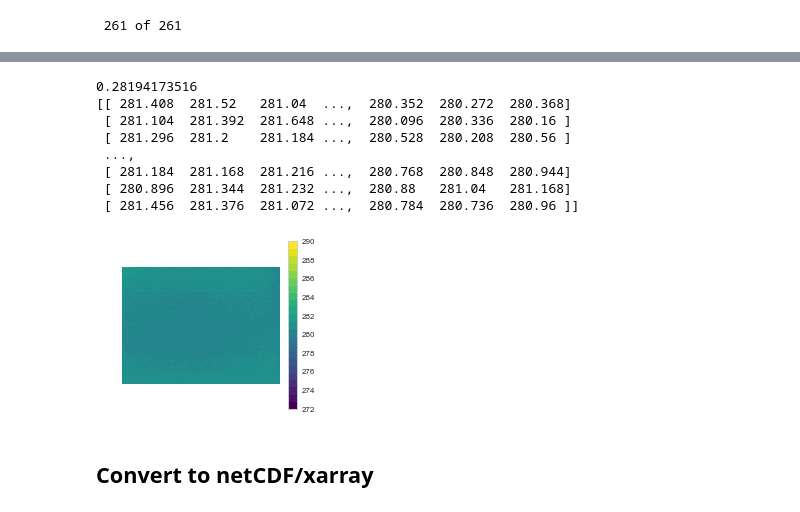
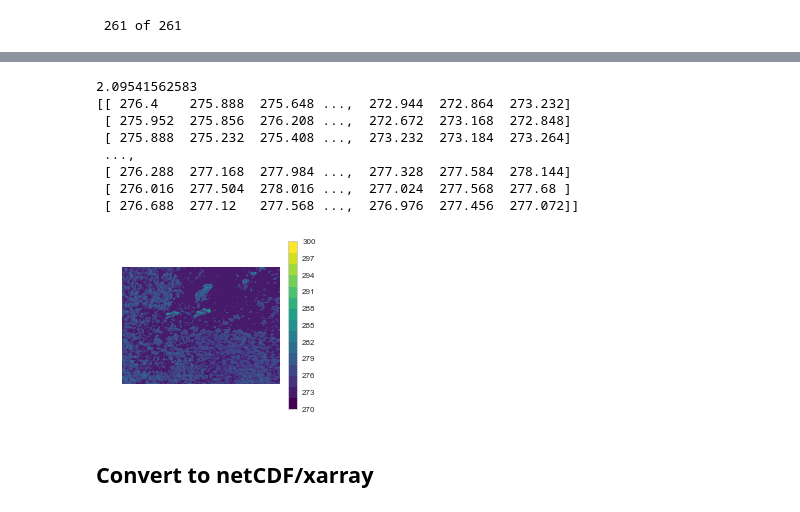
Before and after one commit to klapo/TurbulenceFeedbacks, a Jupyter notebook: TF.SNQ.IR_Flights_Movie.ipynb, the cells around one changed output, grey strips where cells are left out. Drawn from its saved outputs; the diff is of its cells as text; code cells hidden in the pictures.

Commit message:
About to deeply alter the notebook in order to make movies for each flight with data (10-14)

```diff
--- a/TF.SNQ.IR_Flights_Movie.ipynb
+++ b/TF.SNQ.IR_Flights_Movie.ipynb
@@ -220,10 +281,3 @@ for j in np.arange(0, numFrames):
         print("Error: File seems to be corrupted.")
 # %% [output]
  261 of 261
-# %%
-for j in np.arange(numFrames):
-    temp = binDataOut[:, :, j]
-    if np.std(temp.flatten()/ 250 + 194) < 2:
-        binDataOut[:, :, j] = np.ones((info['height'], info['width'])) * np.nan
-    else:
-        continue
@@ -235,22 +284,26 @@ for j in np.arange(numFrames):
 # %%
-j = 109
+j = 115
+cmin = 270
+cmax = 300
+tsp = np.linspace(cmin, cmax, 15)
+cmap = kgraph.cmap_discretize(cm.viridis, 15)
 fig, ax = plt.subplots(1, 1, figsize=(3.5, 3))
 im = ax.imshow(binDataOut[:, :, j] / 250 + 194, interpolation='nearest',
                cmap=cmap, vmin=cmin, vmax=cmax)
 ax.set_axis_off()
 fig.colorbar(im)
 print(np.std(binDataOut[:, :, j].flatten() / 250 + 194))
 print(binDataOut[:, :, j] / 250 + 194)
 # %% [output]
-0.28194173516
-[[ 281.408  281.52   281.04  ...,  280.352  280.272  280.368]
- [ 281.104  281.392  281.648 ...,  280.096  280.336  280.16 ]
- [ 281.296  281.2    281.184 ...,  280.528  280.208  280.56 ]
+2.09541562583
+[[ 276.4    275.888  275.648 ...,  272.944  272.864  273.232]
+ [ 275.952  275.856  276.208 ...,  272.672  273.168  272.848]
+ [ 275.888  275.232  275.408 ...,  273.232  273.184  273.264]
  ...,
- [ 281.184  281.168  281.216 ...,  280.768  280.848  280.944]
- [ 280.896  281.344  281.232 ...,  280.88   281.04   281.168]
- [ 281.456  281.376  281.072 ...,  280.784  280.736  280.96 ]]
+ [ 276.288  277.168  277.984 ...,  277.328  277.584  278.144]
+ [ 276.016  277.504  278.016 ...,  277.024  277.568  277.68 ]
+ [ 276.688  277.12   277.568 ...,  276.976  277.456  277.072]]
-[figure, old version]
+[figure, new version]
 # %% [markdown]
 ## Convert to netCDF/xarray
 # %%
```
Also changed, not shown: parts of 6 cells of this notebook.
